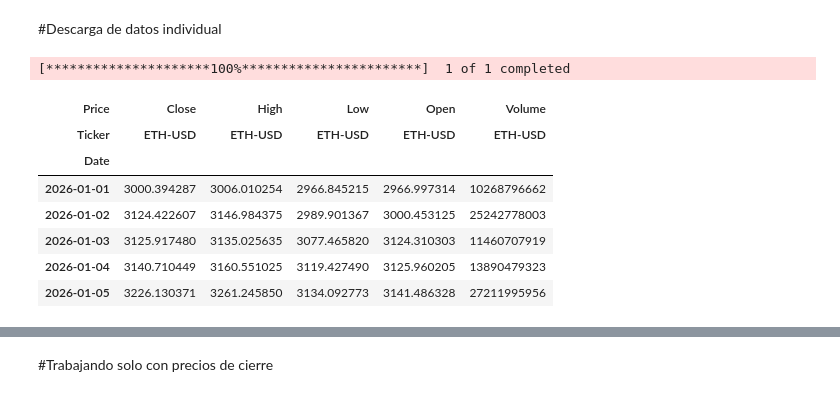
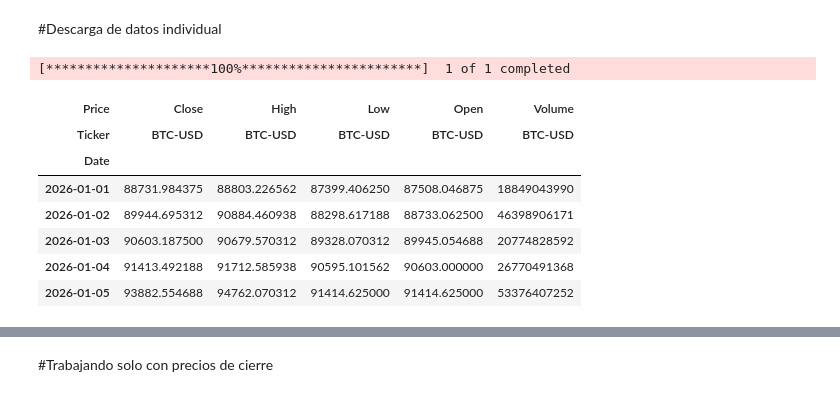
Before and after one commit to fraygoezdavid/Lenguajes_de_programacion, a Jupyter notebook: Proyecto_Cripto_Entregable.ipynb, the cells around one changed output, grey strips where cells are left out. Cells and saved outputs as stored; diff of their text form; code cells hidden in the pictures.

```diff
--- a/Proyecto_Cripto_Entregable.ipynb
+++ b/Proyecto_Cripto_Entregable.ipynb
@@ -93,16 +119,16 @@ datos.head()
 # %% [markdown]
 #Descarga de datos individual
 # %%
-btc = yf.download ('ETH-USD', start='2026-01-01', end='2026-05-12', interval='1d')
+btc = yf.download ('BTC-USD', start='2026-01-01', end='2026-05-19', interval='1d')
 btc.head()
 # %% [output]
 [*********************100%***********************]  1 of 1 completed
 | Price | Close | High | Low | Open | Volume |
-| Ticker | ETH-USD | ETH-USD | ETH-USD | ETH-USD | ETH-USD |
+| Ticker | BTC-USD | BTC-USD | BTC-USD | BTC-USD | BTC-USD |
 | Date |  |  |  |  |  |
-| 2026-01-01 | 3000.394287 | 3006.010254 | 2966.845215 | 2966.997314 | 10268796662 |
-| 2026-01-02 | 3124.422607 | 3146.984375 | 2989.901367 | 3000.453125 | 25242778003 |
-| 2026-01-03 | 3125.917480 | 3135.025635 | 3077.465820 | 3124.310303 | 11460707919 |
-| 2026-01-04 | 3140.710449 | 3160.551025 | 3119.427490 | 3125.960205 | 13890479323 |
-| 2026-01-05 | 3226.130371 | 3261.245850 | 3134.092773 | 3141.486328 | 27211995956 |
+| 2026-01-01 | 88731.984375 | 88803.226562 | 87399.406250 | 87508.046875 | 18849043990 |
+| 2026-01-02 | 89944.695312 | 90884.460938 | 88298.617188 | 88733.062500 | 46398906171 |
+| 2026-01-03 | 90603.187500 | 90679.570312 | 89328.070312 | 89945.054688 | 20774828592 |
+| 2026-01-04 | 91413.492188 | 91712.585938 | 90595.101562 | 90603.000000 | 26770491368 |
+| 2026-01-05 | 93882.554688 | 94762.070312 | 91414.625000 | 91414.625000 | 53376407252 |
 # %%
```
Also changed, not shown: parts of 26 cells of this notebook.
